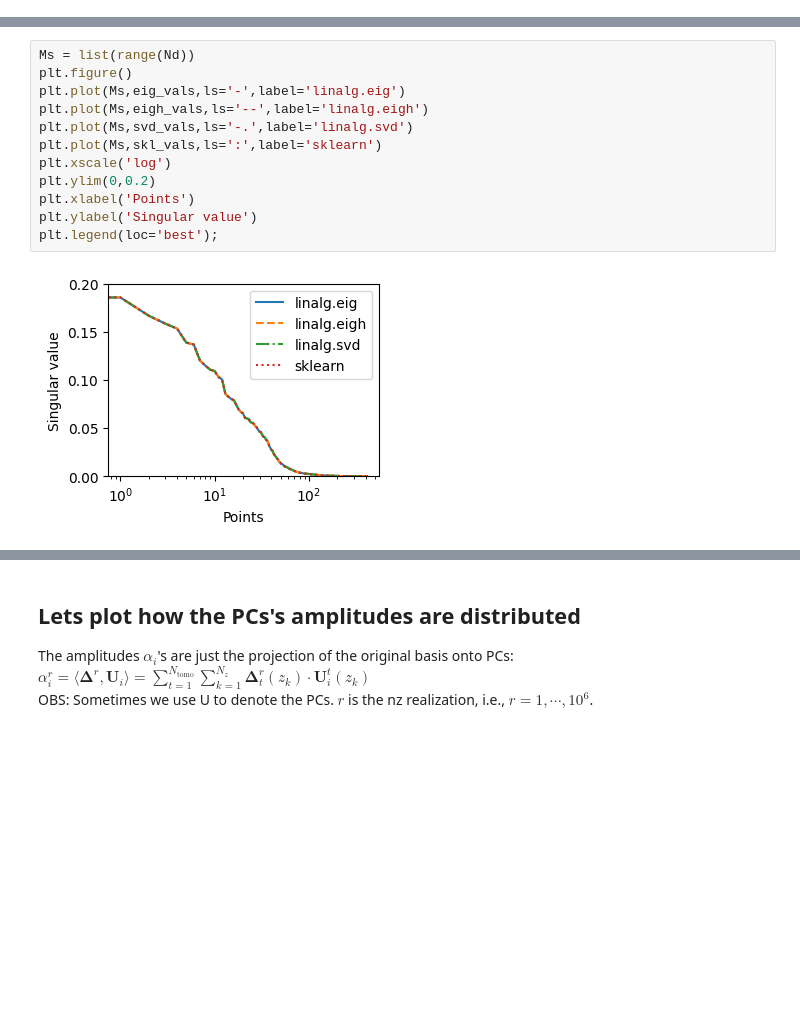
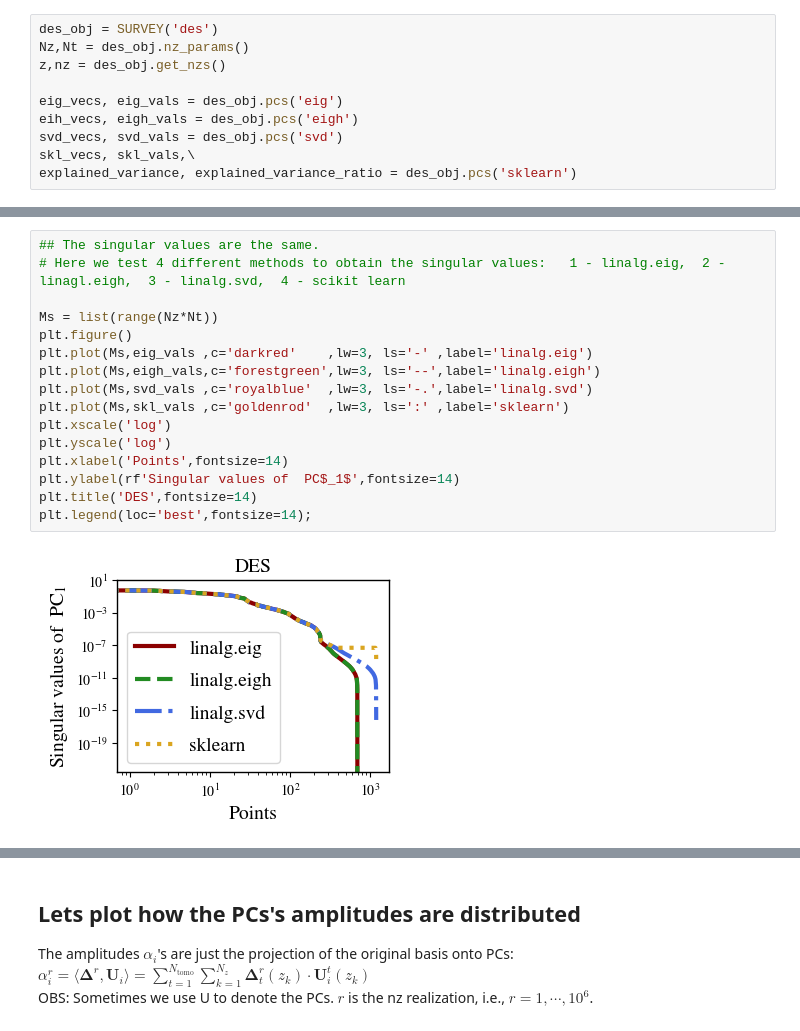
Before and after one commit to Roman-HLIS-Cosmology-PIT/cocoa_photoz, a Jupyter notebook: codes/example.ipynb, the cells around one changed output, grey strips where cells are left out. Drawn from its saved outputs; the diff is of its cells as text; blank space fills up the shorter version.

```diff
--- a/codes/example.ipynb
+++ b/codes/example.ipynb
@@ -181,0 +275,10 @@ Here we test 4 different methods to obtain the singular values:   1 - linalg.eig
+# %%
+des_obj = SURVEY('des')
+Nz,Nt = des_obj.nz_params()
+z,nz = des_obj.get_nzs()
+
+eig_vecs, eig_vals = des_obj.pcs('eig')
+eih_vecs, eigh_vals = des_obj.pcs('eigh')
+svd_vecs, svd_vals = des_obj.pcs('svd')
+skl_vecs, skl_vals,\
+explained_variance, explained_variance_ratio = des_obj.pcs('sklearn')
@@ -182,14 +311,18 @@ Here we test 4 different methods to obtain the singular values:   1 - linalg.eig
 # %%
-Ms = list(range(Nd))
+## The singular values are the same.
+# Here we test 4 different methods to obtain the singular values:   1 - linalg.eig,  2 - linagl.eigh,  3 - linalg.svd,  4 - scikit learn
+
+Ms = list(range(Nz*Nt))
 plt.figure()
-plt.plot(Ms,eig_vals,ls='-',label='linalg.eig')
-plt.plot(Ms,eigh_vals,ls='--',label='linalg.eigh')
-plt.plot(Ms,svd_vals,ls='-.',label='linalg.svd')
-plt.plot(Ms,skl_vals,ls=':',label='sklearn')
+plt.plot(Ms,eig_vals ,c='darkred'    ,lw=3, ls='-' ,label='linalg.eig')
+plt.plot(Ms,eigh_vals,c='forestgreen',lw=3, ls='--',label='linalg.eigh')
+plt.plot(Ms,svd_vals ,c='royalblue'  ,lw=3, ls='-.',label='linalg.svd')
+plt.plot(Ms,skl_vals ,c='goldenrod'  ,lw=3, ls=':' ,label='sklearn')
 plt.xscale('log')
-plt.ylim(0,0.2)
-plt.xlabel('Points')
-plt.ylabel('Singular value')
-plt.legend(loc='best');
+plt.yscale('log')
+plt.xlabel('Points',fontsize=14)
+plt.ylabel(rf'Singular values of  PC$_1$',fontsize=14)
+plt.title('DES',fontsize=14)
+plt.legend(loc='best',fontsize=14);
 # %% [output]
-[figure, old version]
+[figure, new version]
```
Also changed, not shown: parts of 26 cells of this notebook.
